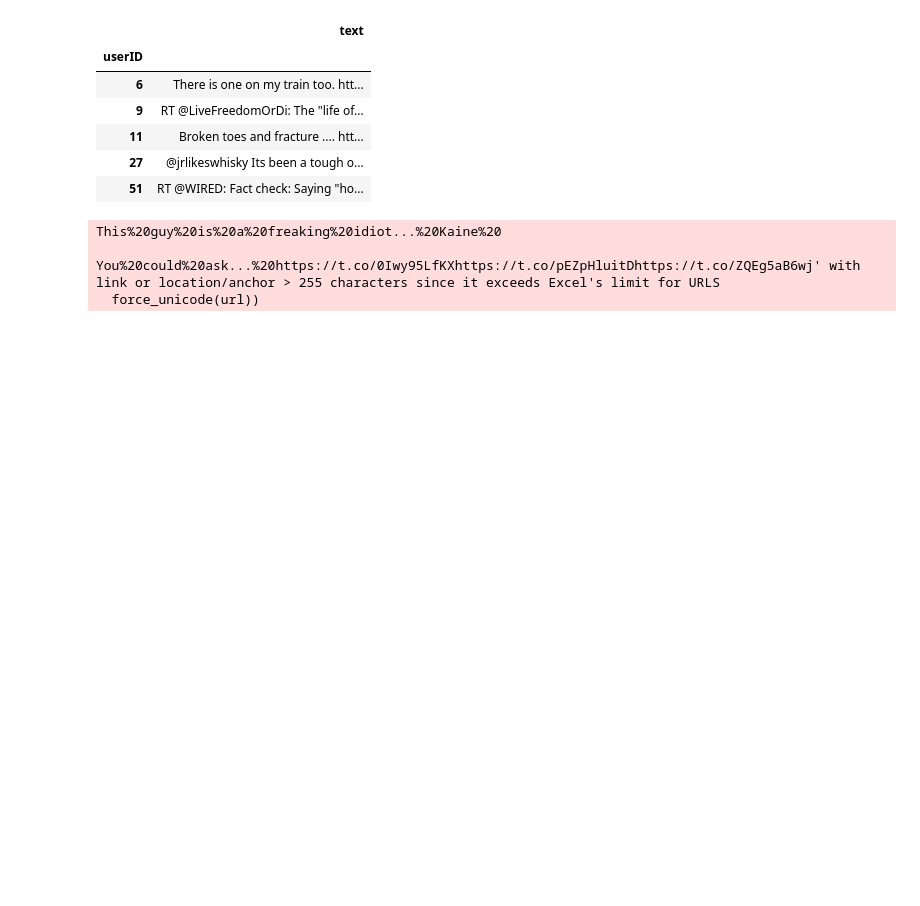
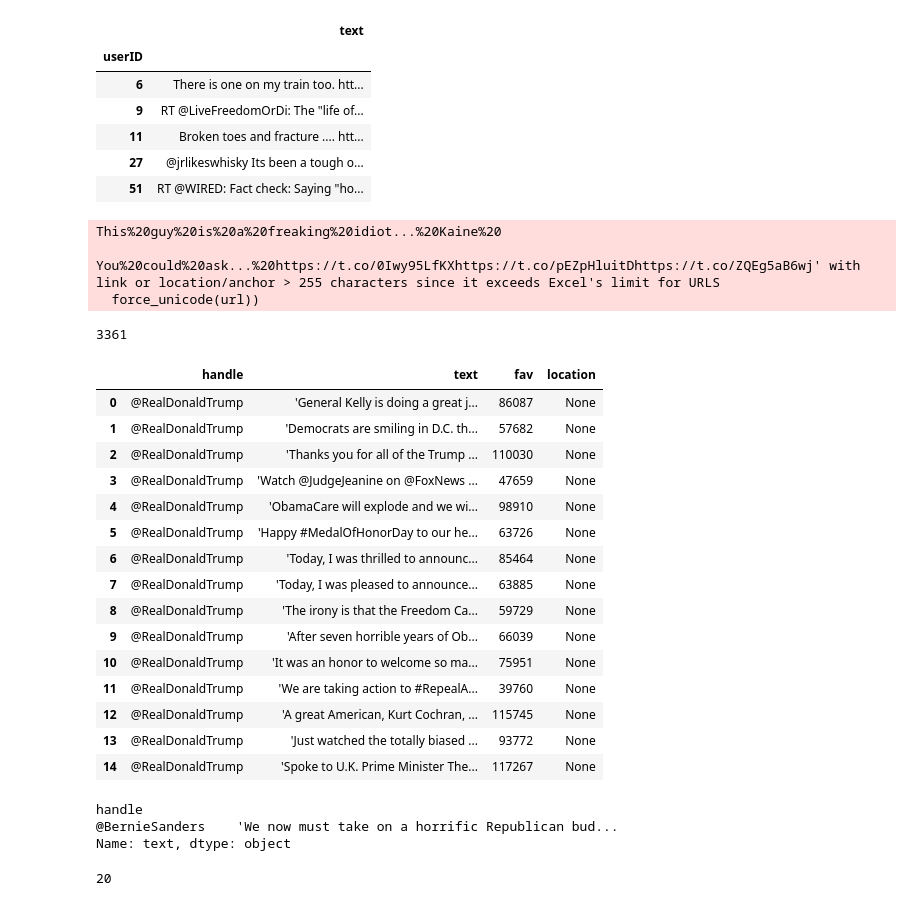
Before and after one commit to carriegardner428/2016-Election-Project, a Jupyter notebook: Preprocess.ipynb, the cells around one changed output. Cells and saved outputs as stored; diff of their text form; code cells hidden in the pictures; blank space fills up the shorter version.

```diff
--- a/Preprocess.ipynb
+++ b/Preprocess.ipynb
@@ -392,3 +392,28 @@ This%20guy%20is%20a%20freaking%20idiot...%20Kaine%20
 
 You%20could%20ask...%20https://t.co/0Iwy95LfKXhttps://t.co/pEZpHluitDhttps://t.co/ZQEg5aB6wj' with link or location/anchor > 255 characters since it exceeds Excel's limit for URLS
   force_unicode(url))
+# %%
+cols = ['handle', 'text', 'fav', 'location']
+poli_tweets = pd.read_csv('output.csv', usecols=cols)
+len(poli_tweets)
+# %% [output]
+3361
+# %%
+poli_tweets.head(15)
+# %% [output]
+|  | handle | text | fav | location |
+| 0 | @RealDonaldTrump | 'General Kelly is doing a great j... | 86087 | None |
+| 1 | @RealDonaldTrump | 'Democrats are smiling in D.C. th... | 57682 | None |
+| 2 | @RealDonaldTrump | 'Thanks you for all of the Trump ... | 110030 | None |
+| 3 | @RealDonaldTrump | 'Watch @JudgeJeanine on @FoxNews ... | 47659 | None |
+| 4 | @RealDonaldTrump | 'ObamaCare will explode and we wi... | 98910 | None |
+| 5 | @RealDonaldTrump | 'Happy #MedalOfHonorDay to our he... | 63726 | None |
+| 6 | @RealDonaldTrump | 'Today, I was thrilled to announc... | 85464 | None |
+| 7 | @RealDonaldTrump | 'Today, I was pleased to announce... | 63885 | None |
+| 8 | @RealDonaldTrump | 'The irony is that the Freedom Ca... | 59729 | None |
+| 9 | @RealDonaldTrump | 'After seven horrible years of Ob... | 66039 | None |
+| 10 | @RealDonaldTrump | 'It was an honor to welcome so ma... | 75951 | None |
+| 11 | @RealDonaldTrump | 'We are taking action to #RepealA... | 39760 | None |
+| 12 | @RealDonaldTrump | 'A great American, Kurt Cochran, ... | 115745 | None |
+| 13 | @RealDonaldTrump | 'Just watched the totally biased ... | 93772 | None |
+| 14 | @RealDonaldTrump | 'Spoke to U.K. Prime Minister The... | 117267 | None |
@@ -394,0 +422,11 @@ You%20could%20ask...%20https://t.co/0Iwy95LfKXhttps://t.co/pEZpHluitDhttps://t.c
+# %%
+row1 = tweets_by_politician[0:1]
+row1
+# %% [output]
+handle
+@BernieSanders    'We now must take on a horrific Republican bud...
+Name: text, dtype: object
+# %%
+len(tweets_by_politician)
+# %% [output]
+20
```
Also changed, not shown: parts of 3 cells of this notebook, 5 other files.
